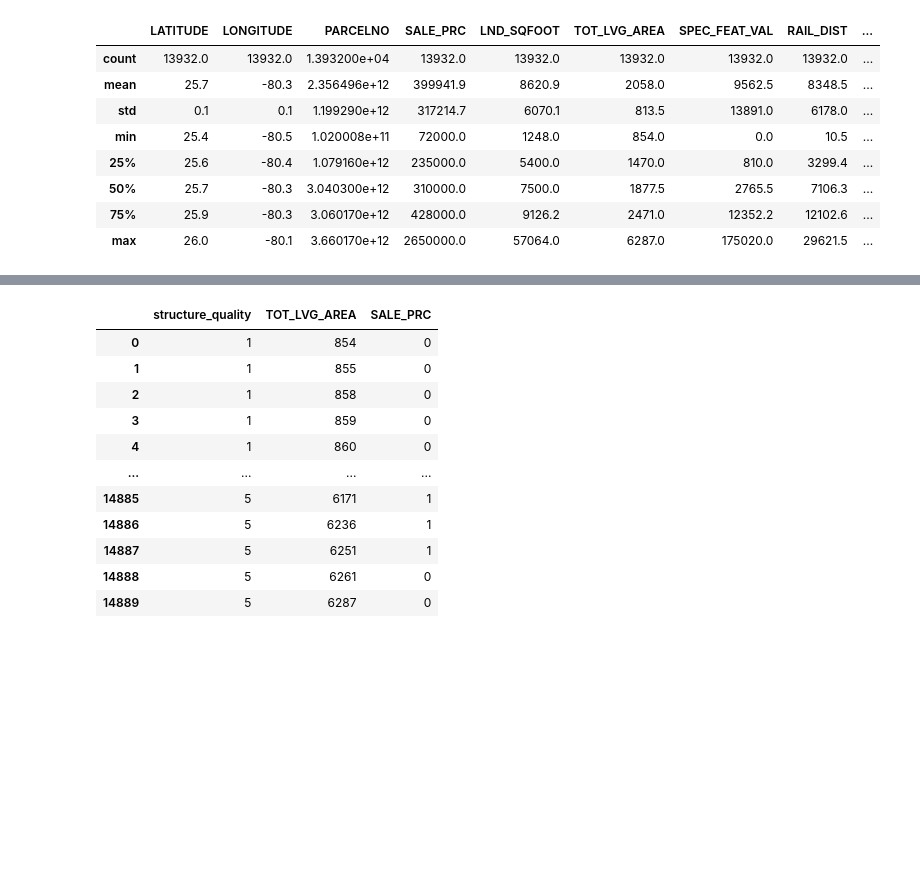
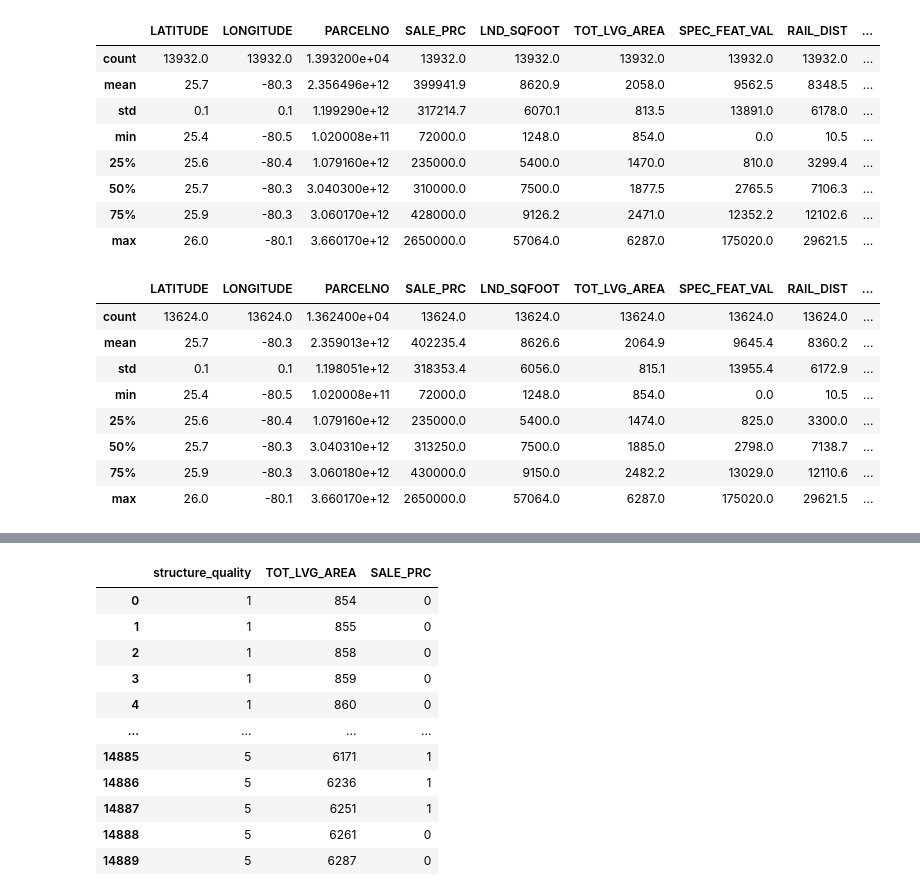
Before and after one commit to ileanacoletta/PF_Ileana_Coletta, a Jupyter notebook: PF_1_02.ipynb, the cells around one changed output, grey strips where cells are left out. Saved outputs shown, nothing was run; the diff lists cells and outputs as text; code cells hidden in the pictures; blank space fills up the shorter version.

```diff
--- a/PF_1_02.ipynb
+++ b/PF_1_02.ipynb
@@ -282,3 +315,15 @@ df.describe().round(1)
 | 50% | 25.7 | -80.3 | 3.040300e+12 | 310000.0 | 7500.0 | 1877.5 | 2765.5 | 7106.3 | ... |
 | 75% | 25.9 | -80.3 | 3.060170e+12 | 428000.0 | 9126.2 | 2471.0 | 12352.2 | 12102.6 | ... |
 | max | 26.0 | -80.1 | 3.660170e+12 | 2650000.0 | 57064.0 | 6287.0 | 175020.0 | 29621.5 | ... |
+# %%
+df_sin_duplicados.describe().round(1)
+# %% [output]
+|  | LATITUDE | LONGITUDE | PARCELNO | SALE_PRC | LND_SQFOOT | TOT_LVG_AREA | SPEC_FEAT_VAL | RAIL_DIST | ... |
+| count | 13624.0 | 13624.0 | 1.362400e+04 | 13624.0 | 13624.0 | 13624.0 | 13624.0 | 13624.0 | ... |
+| mean | 25.7 | -80.3 | 2.359013e+12 | 402235.4 | 8626.6 | 2064.9 | 9645.4 | 8360.2 | ... |
+| std | 0.1 | 0.1 | 1.198051e+12 | 318353.4 | 6056.0 | 815.1 | 13955.4 | 6172.9 | ... |
+| min | 25.4 | -80.5 | 1.020008e+11 | 72000.0 | 1248.0 | 854.0 | 0.0 | 10.5 | ... |
+| 25% | 25.6 | -80.4 | 1.079160e+12 | 235000.0 | 5400.0 | 1474.0 | 825.0 | 3300.0 | ... |
+| 50% | 25.7 | -80.3 | 3.040310e+12 | 313250.0 | 7500.0 | 1885.0 | 2798.0 | 7138.7 | ... |
+| 75% | 25.9 | -80.3 | 3.060180e+12 | 430000.0 | 9150.0 | 2482.2 | 13029.0 | 12110.6 | ... |
+| max | 26.0 | -80.1 | 3.660170e+12 | 2650000.0 | 57064.0 | 6287.0 | 175020.0 | 29621.5 | ... |
```
Also changed, not shown: parts of 6 cells of this notebook.
